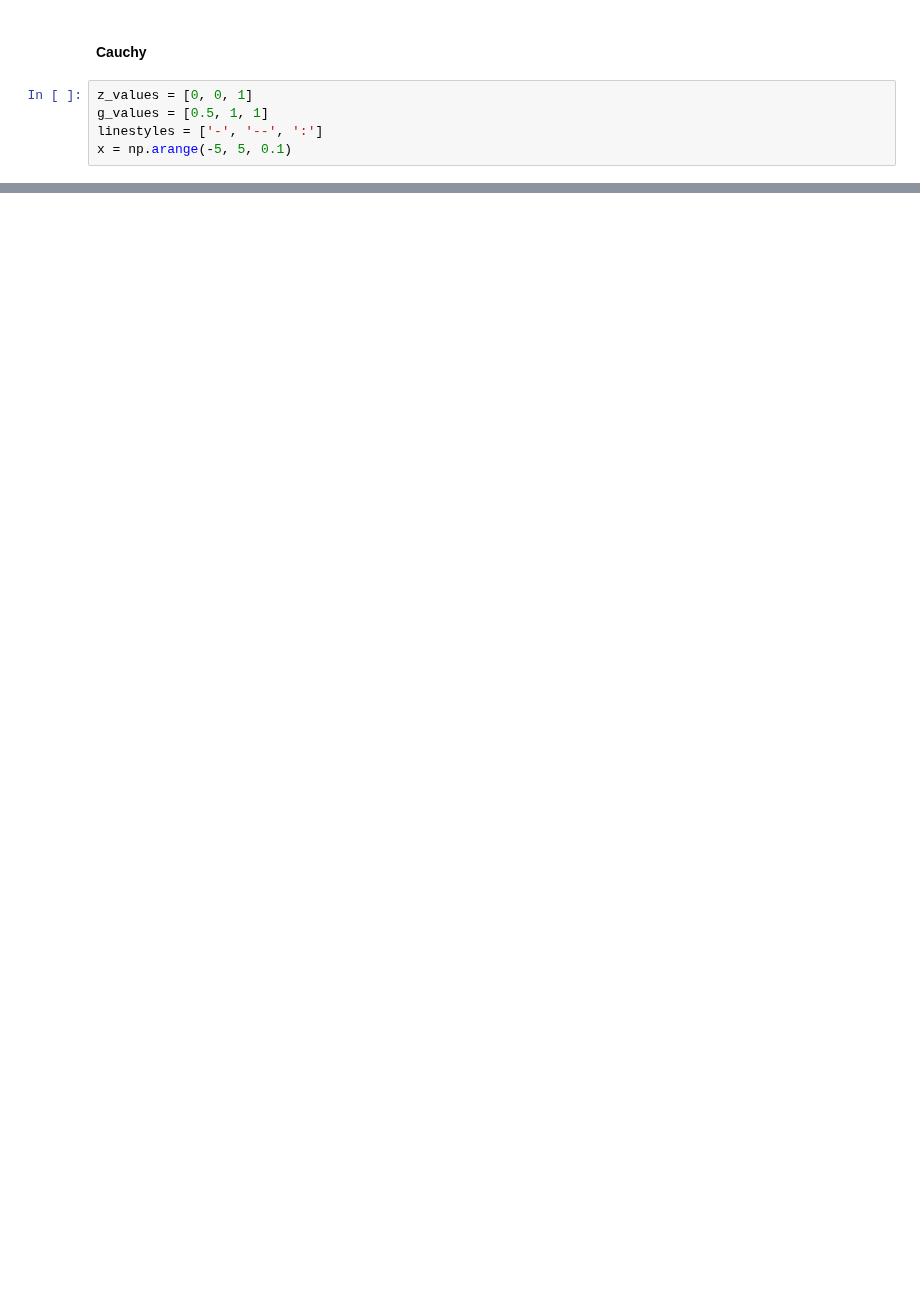
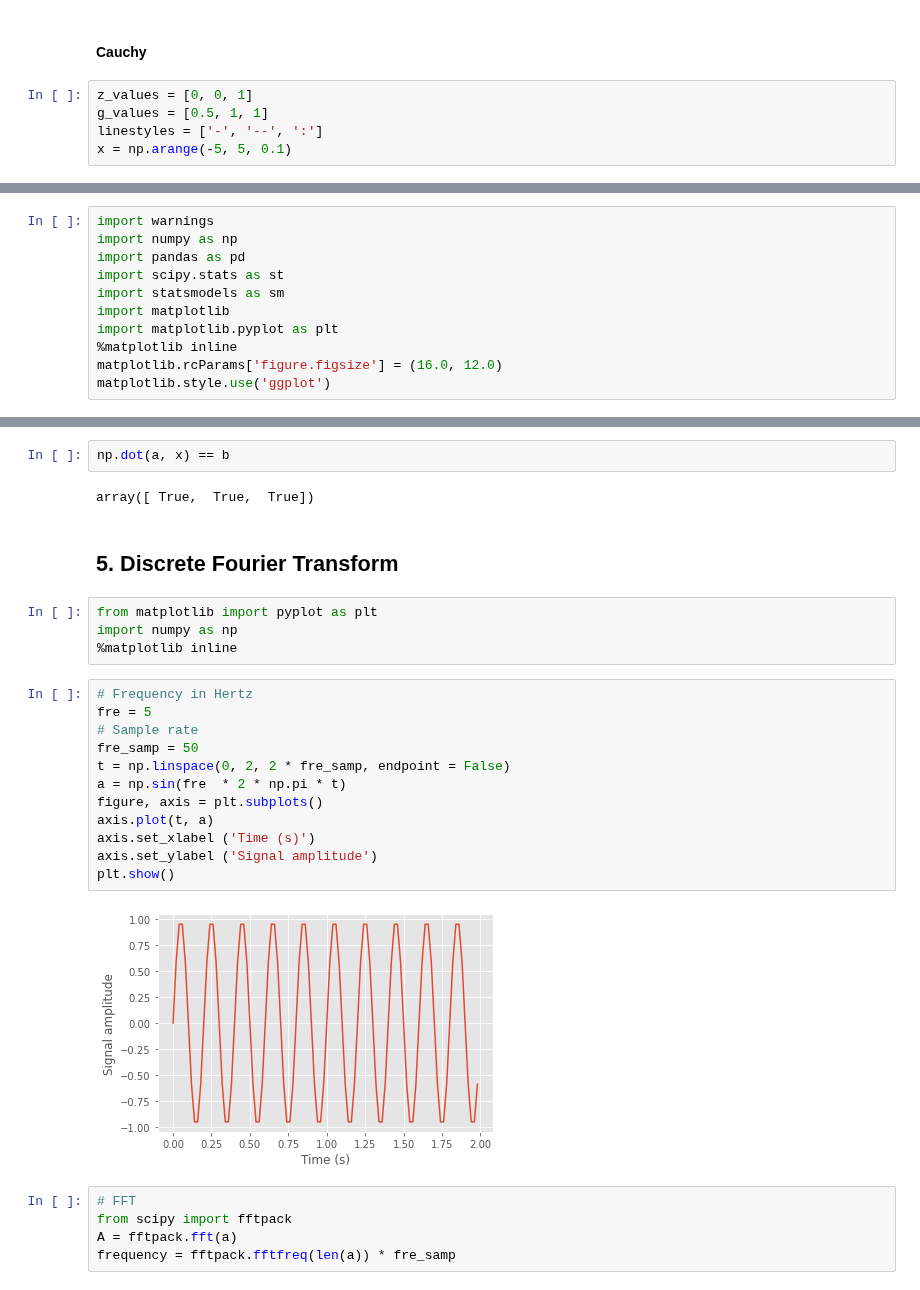
Before and after one commit to mxagar/tool_guides, a Jupyter notebook: python/data_science/20_SciPy_Utils.ipynb, the cells around one changed output, grey strips where cells are left out. Saved outputs shown, nothing was run; the diff lists cells and outputs as text; blank space fills up the shorter version.

```diff
--- a/python/data_science/20_SciPy_Utils.ipynb
+++ b/python/data_science/20_SciPy_Utils.ipynb
@@ -179,0 +250,11 @@ plt.show()
+# %%
+import warnings
+import numpy as np
+import pandas as pd
+import scipy.stats as st
+import statsmodels as sm
+import matplotlib
+import matplotlib.pyplot as plt
+%matplotlib inline
+matplotlib.rcParams['figure.figsize'] = (16.0, 12.0)
+matplotlib.style.use('ggplot')
@@ -179,0 +524,29 @@ plt.show()
+# %%
+np.dot(a, x) == b
+# %% [output]
+array([ True,  True,  True])
+# %% [markdown]
+## 5. Discrete Fourier Transform
+# %%
+from matplotlib import pyplot as plt
+import numpy as np
+%matplotlib inline
+# %%
+# Frequency in Hertz
+fre = 5
+# Sample rate
+fre_samp = 50
+t = np.linspace(0, 2, 2 * fre_samp, endpoint = False)
+a = np.sin(fre  * 2 * np.pi * t)
+figure, axis = plt.subplots()
+axis.plot(t, a)
+axis.set_xlabel ('Time (s)')
+axis.set_ylabel ('Signal amplitude')
+plt.show()
+# %% [output]
+[figure, added]
+# %%
+# FFT
+from scipy import fftpack
+A = fftpack.fft(a)
+frequency = fftpack.fftfreq(len(a)) * fre_samp
```
Also changed, not shown: parts of 52 cells of this notebook, 2 other files.
